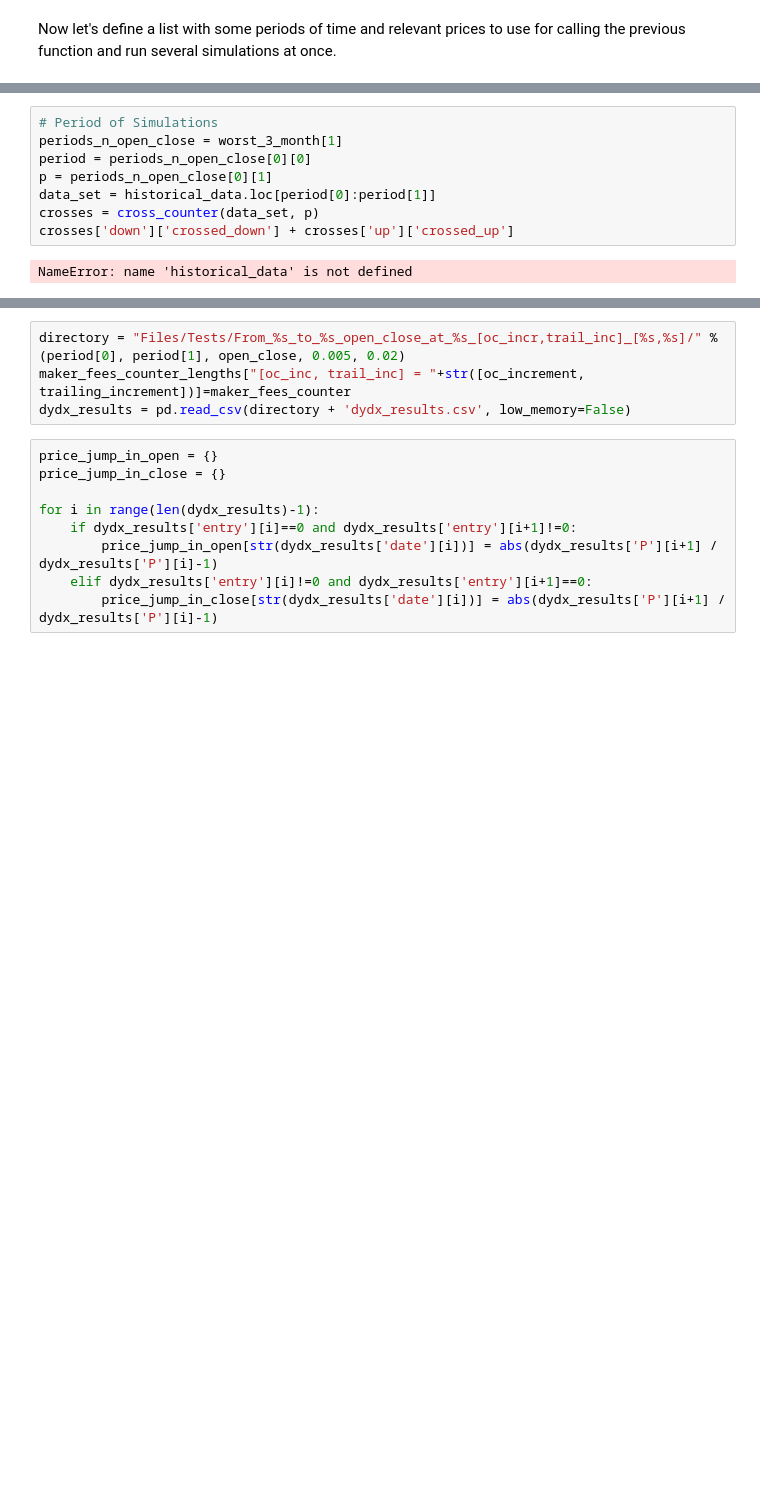
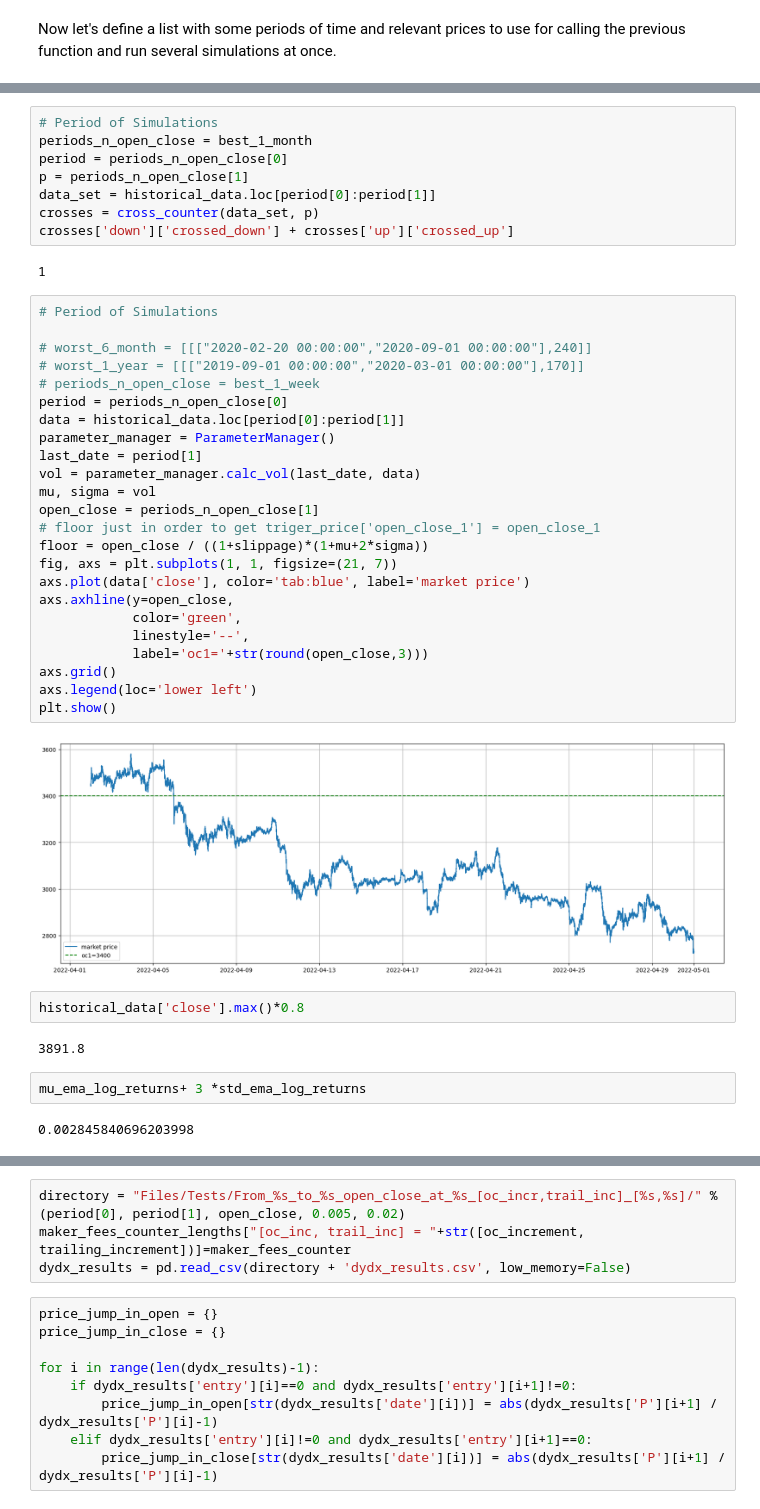
Before and after one commit to CruizeFinance/HedgingScripts, a Jupyter notebook: jupyter-lab/Simulations_oc_range.ipynb, the cells around one changed output, grey strips where cells are left out. Saved outputs shown, nothing was run; the diff lists cells and outputs as text; blank space fills up the shorter version.

```diff
--- a/jupyter-lab/Simulations_oc_range.ipynb
+++ b/jupyter-lab/Simulations_oc_range.ipynb
@@ -1171,13 +1470,47 @@ worst_1_year = [[["2019-09-01 00:00:00","2020-09-01 00:00:00"],170]]
 # %%
 # Period of Simulations
-periods_n_open_close = worst_3_month[1]
-period = periods_n_open_close[0][0]
-p = periods_n_open_close[0][1]
+periods_n_open_close = best_1_month
+period = periods_n_open_close[0]
+p = periods_n_open_close[1]
 data_set = historical_data.loc[period[0]:period[1]]
 crosses = cross_counter(data_set, p)
 crosses['down']['crossed_down'] + crosses['up']['crossed_up']
 # %% [output]
-NameError: name 'historical_data' is not defined
+1
+# %%
+# Period of Simulations
+
+# worst_6_month = [[["2020-02-20 00:00:00","2020-09-01 00:00:00"],240]]
+# worst_1_year = [[["2019-09-01 00:00:00","2020-03-01 00:00:00"],170]]
+# periods_n_open_close = best_1_week
+period = periods_n_open_close[0]
+data = historical_data.loc[period[0]:period[1]]
+parameter_manager = ParameterManager()
+last_date = period[1]
+vol = parameter_manager.calc_vol(last_date, data)
+mu, sigma = vol
+open_close = periods_n_open_close[1]
+# floor just in order to get triger_price['open_close_1'] = open_close_1
+floor = open_close / ((1+slippage)*(1+mu+2*sigma))
+fig, axs = plt.subplots(1, 1, figsize=(21, 7))
+axs.plot(data['close'], color='tab:blue', label='market price')
+axs.axhline(y=open_close,
+            color='green',
+            linestyle='--',
+            label='oc1='+str(round(open_close,3)))
+axs.grid()
+axs.legend(loc='lower left')
+plt.show()
+# %% [output]
+[figure, added]
+# %%
+historical_data['close'].max()*0.8
+# %% [output]
+3891.8
+# %%
+mu_ema_log_returns+ 3 *std_ema_log_returns
+# %% [output]
+0.002845840696203998
 # %%
 # range's lenght = 2*increment
 stk = 1000000
```
Also changed, not shown: parts of 55 cells of this notebook.
